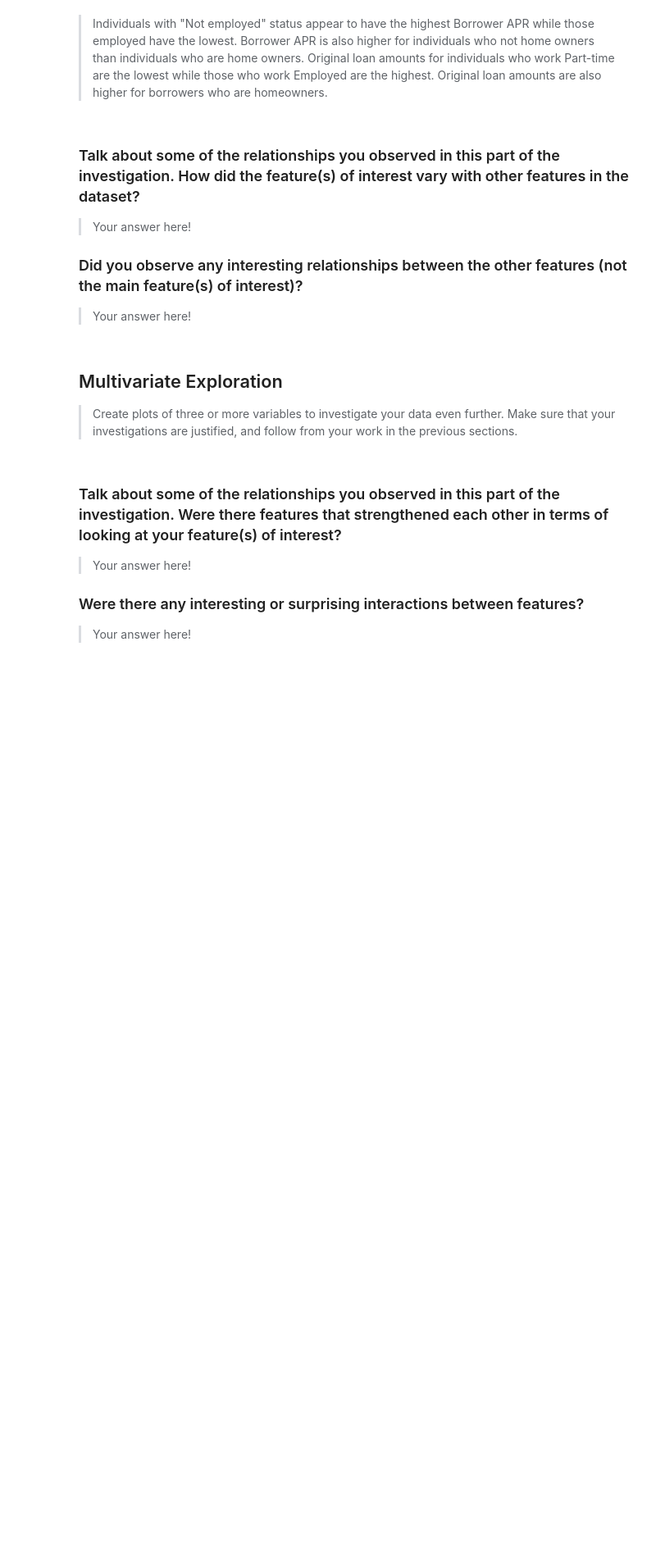
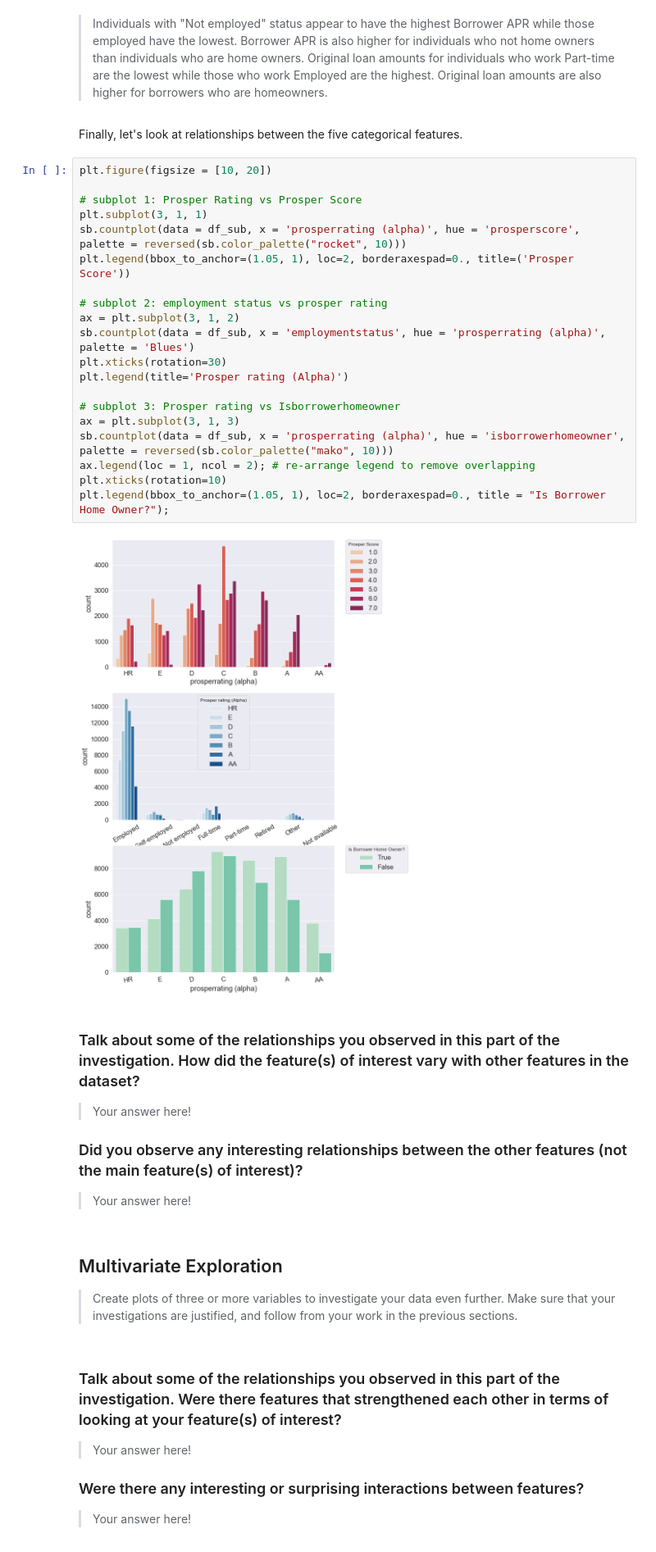
Before and after one commit to chukwume/prosperloandata, a Jupyter notebook: exploration_template.ipynb, the cells around one changed output. Shown at 82% size. Drawn from its saved outputs; the diff is of its cells as text; blank space fills up the shorter version.

Commit message:
feat: Add subplots of cat vars vs cat vars

```diff
--- a/exploration_template.ipynb
+++ b/exploration_template.ipynb
@@ -347,6 +347,30 @@ sb.set(font_scale=1.5)
 > Individuals with "Not employed" status appear to have the highest Borrower APR while those employed have the lowest. Borrower APR is also higher for individuals who not home owners than individuals who are home owners.
 > Original loan amounts for individuals who work Part-time are the lowest while those who work Employed are the highest.
 > Original loan amounts are also higher for borrowers who are homeowners.
+# %% [markdown]
+Finally, let's look at relationships between the five categorical features.
+# %%
+plt.figure(figsize = [10, 20])
+
+# subplot 1: Prosper Rating vs Prosper Score
+plt.subplot(3, 1, 1)
+sb.countplot(data = df_sub, x = 'prosperrating (alpha)', hue = 'prosperscore', palette = reversed(sb.color_palette("rocket", 10)))
+plt.legend(bbox_to_anchor=(1.05, 1), loc=2, borderaxespad=0., title=('Prosper Score'))
+
+# subplot 2: employment status vs prosper rating
+ax = plt.subplot(3, 1, 2)
+sb.countplot(data = df_sub, x = 'employmentstatus', hue = 'prosperrating (alpha)', palette = 'Blues')
+plt.xticks(rotation=30)
+plt.legend(title='Prosper rating (Alpha)')
+
+# subplot 3: Prosper rating vs Isborrowerhomeowner
+ax = plt.subplot(3, 1, 3)
+sb.countplot(data = df_sub, x = 'prosperrating (alpha)', hue = 'isborrowerhomeowner', palette = reversed(sb.color_palette("mako", 10)))
+ax.legend(loc = 1, ncol = 2); # re-arrange legend to remove overlapping
+plt.xticks(rotation=10)
+plt.legend(bbox_to_anchor=(1.05, 1), loc=2, borderaxespad=0., title = "Is Borrower Home Owner?");
+# %% [output]
+[figure, added]
 # %% [markdown]
 ### Talk about some of the relationships you observed in this part of the investigation. How did the feature(s) of interest vary with other features in the dataset?
 
```
Also changed, not shown: parts of 1 cell of this notebook.
